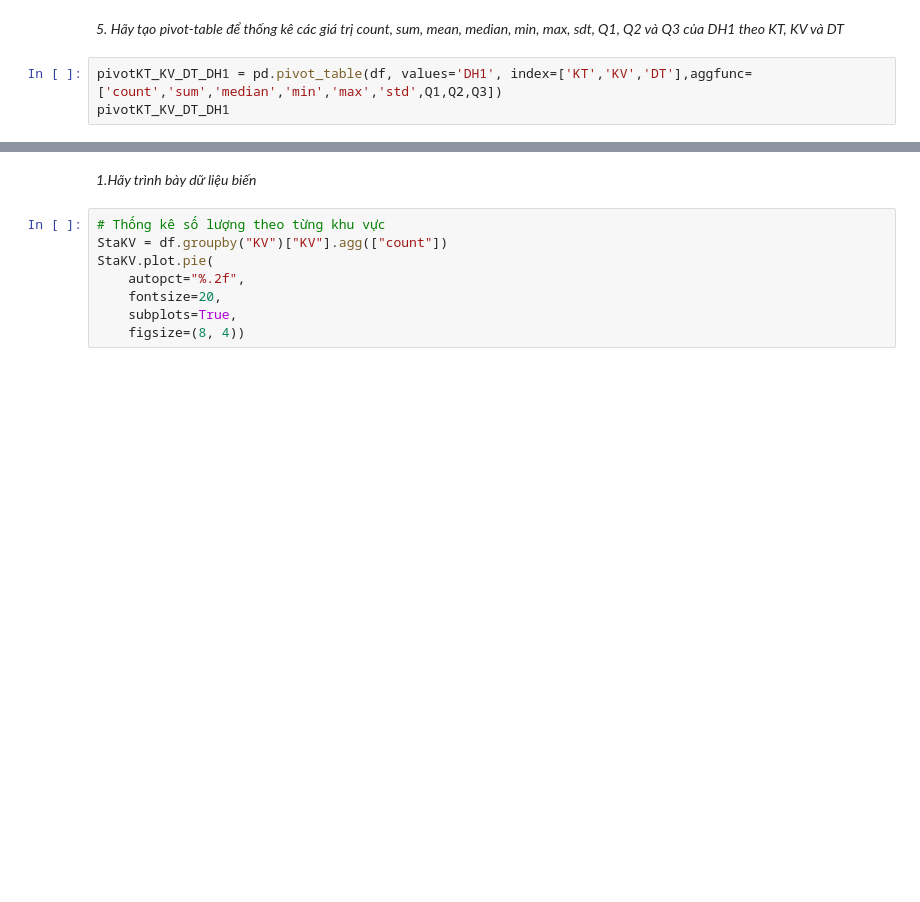
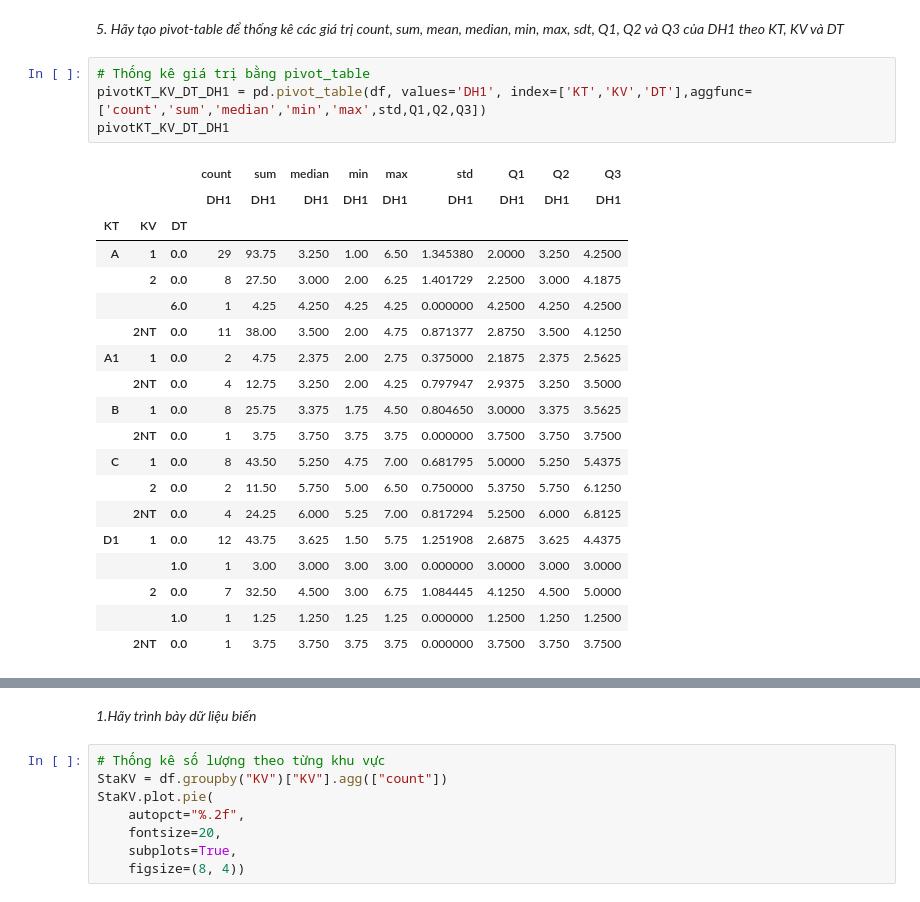
Before and after one commit to NgaanLee/DataAnalystDeepLearning, a Jupyter notebook: Homeworks_Lap02.ipynb, the cells around one changed output, grey strips where cells are left out. Drawn from its saved outputs; the diff is of its cells as text; blank space fills up the shorter version.

Commit message:
Được tạo bằng Colaboratory

```diff
--- a/Homeworks_Lap02.ipynb
+++ b/Homeworks_Lap02.ipynb
@@ -129,6 +172,27 @@ groupKT_KV_DH1
 # %% [markdown]
 *5. Hãy tạo pivot-table để thống kê các giá trị count, sum, mean, median, min, max, sdt, Q1, Q2 và Q3 của DH1 theo KT, KV và DT*
 # %%
-pivotKT_KV_DT_DH1 = pd.pivot_table(df, values='DH1', index=['KT','KV','DT'],aggfunc=['count','sum','median','min','max','std',Q1,Q2,Q3])
+# Thống kê giá trị bằng pivot_table
+pivotKT_KV_DT_DH1 = pd.pivot_table(df, values='DH1', index=['KT','KV','DT'],aggfunc=['count','sum','median','min','max',std,Q1,Q2,Q3])
 pivotKT_KV_DT_DH1
+# %% [output]
+|  |  |  | count | sum | median | min | max | std | Q1 | Q2 | Q3 |
+|  |  |  | DH1 | DH1 | DH1 | DH1 | DH1 | DH1 | DH1 | DH1 | DH1 |
+| KT | KV | DT |  |  |  |  |  |  |  |  |  |
+| A | 1 | 0.0 | 29 | 93.75 | 3.250 | 1.00 | 6.50 | 1.345380 | 2.0000 | 3.250 | 4.2500 |
+|  | 2 | 0.0 | 8 | 27.50 | 3.000 | 2.00 | 6.25 | 1.401729 | 2.2500 | 3.000 | 4.1875 |
+|  |  | 6.0 | 1 | 4.25 | 4.250 | 4.25 | 4.25 | 0.000000 | 4.2500 | 4.250 | 4.2500 |
+|  | 2NT | 0.0 | 11 | 38.00 | 3.500 | 2.00 | 4.75 | 0.871377 | 2.8750 | 3.500 | 4.1250 |
+| A1 | 1 | 0.0 | 2 | 4.75 | 2.375 | 2.00 | 2.75 | 0.375000 | 2.1875 | 2.375 | 2.5625 |
+|  | 2NT | 0.0 | 4 | 12.75 | 3.250 | 2.00 | 4.25 | 0.797947 | 2.9375 | 3.250 | 3.5000 |
+| B | 1 | 0.0 | 8 | 25.75 | 3.375 | 1.75 | 4.50 | 0.804650 | 3.0000 | 3.375 | 3.5625 |
+|  | 2NT | 0.0 | 1 | 3.75 | 3.750 | 3.75 | 3.75 | 0.000000 | 3.7500 | 3.750 | 3.7500 |
+| C | 1 | 0.0 | 8 | 43.50 | 5.250 | 4.75 | 7.00 | 0.681795 | 5.0000 | 5.250 | 5.4375 |
+|  | 2 | 0.0 | 2 | 11.50 | 5.750 | 5.00 | 6.50 | 0.750000 | 5.3750 | 5.750 | 6.1250 |
+|  | 2NT | 0.0 | 4 | 24.25 | 6.000 | 5.25 | 7.00 | 0.817294 | 5.2500 | 6.000 | 6.8125 |
+| D1 | 1 | 0.0 | 12 | 43.75 | 3.625 | 1.50 | 5.75 | 1.251908 | 2.6875 | 3.625 | 4.4375 |
+|  |  | 1.0 | 1 | 3.00 | 3.000 | 3.00 | 3.00 | 0.000000 | 3.0000 | 3.000 | 3.0000 |
+|  | 2 | 0.0 | 7 | 32.50 | 4.500 | 3.00 | 6.75 | 1.084445 | 4.1250 | 4.500 | 5.0000 |
+|  |  | 1.0 | 1 | 1.25 | 1.250 | 1.25 | 1.25 | 0.000000 | 1.2500 | 1.250 | 1.2500 |
+|  | 2NT | 0.0 | 1 | 3.75 | 3.750 | 3.75 | 3.75 | 0.000000 | 3.7500 | 3.750 | 3.7500 |
 # %%
```
Also changed, not shown: parts of 30 cells of this notebook.
